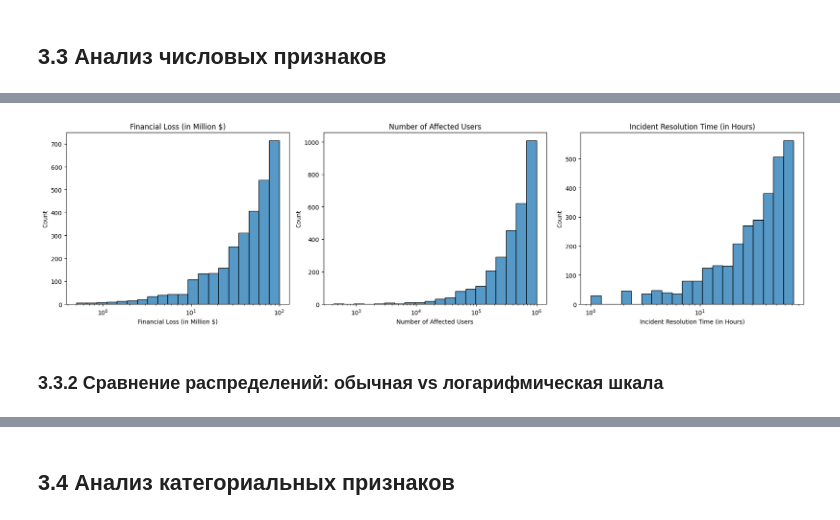
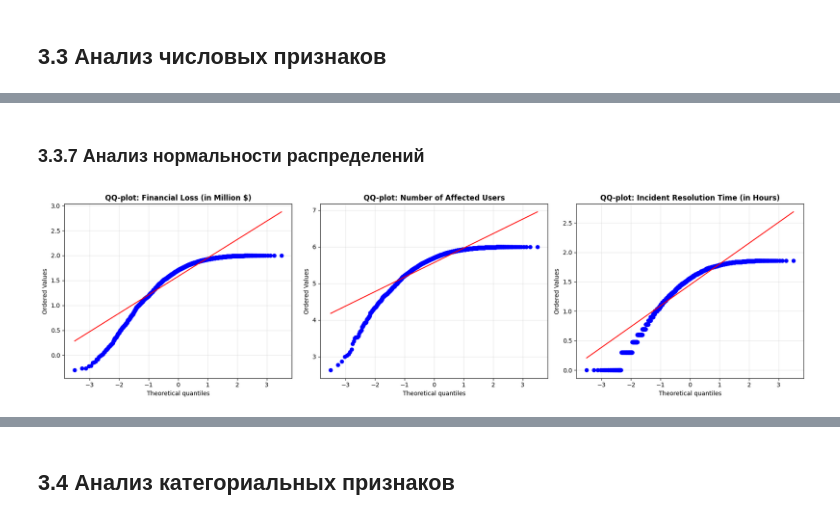
Before and after one commit to 2made1ra/ML_fall25, a Jupyter notebook: lab/first/first_organized.ipynb, the cells around one changed output, grey strips where cells are left out. Saved outputs shown, nothing was run; the diff lists cells and outputs as text; code cells hidden in the pictures.

Commit message:
Проведен подробный анализ числовых признаков, сделаны выводы

```diff
--- a/lab/first/first_organized.ipynb
+++ b/lab/first/first_organized.ipynb
@@ -117,11 +118,0 @@ df.describe()
-# %%
-width, height = 2, int(np.ceil(len(num_columns)/2))
-fig, axes = plt.subplots(height, width, figsize=(16, 4*height))
-axes = axes.flatten()
-
-for idx, col in enumerate(num_columns):
-    sns.histplot(data=df, x=col, bins=20, ax=axes[idx])
-    axes[idx].set_title(col)
-
-plt.tight_layout()
-plt.show()
@@ -131,0 +151,21 @@ plt.show()
+# %%
+# Гистограммы в логарифмической шкале для каждого числового признака (кроме Year)
+cols_to_log = ['Financial Loss (in Million $)', 'Number of Affected Users', 'Incident Resolution Time (in Hours)']
+
+fig, axes = plt.subplots(1, 3, figsize=(18, 5))
+
+for idx, col in enumerate(cols_to_log):
+    log_values = np.log10(df[col])
+    axes[idx].hist(log_values, bins=30, edgecolor='black', alpha=0.7, color='steelblue')
+    axes[idx].axvline(log_values.mean(), color='red', linestyle='--', linewidth=2,
+                      label=f'Среднее (log10) = {log_values.mean():.3f}')
+    axes[idx].axvline(log_values.median(), color='green', linestyle='--', linewidth=2,
+                      label=f'Медиана (log10) = {log_values.median():.3f}')
+    axes[idx].set_xlabel(f'log10({col})')
+    axes[idx].set_ylabel('Частота')
+    axes[idx].set_title(col, fontsize=11, fontweight='bold')
+    axes[idx].legend(fontsize=9)
+    axes[idx].grid(True, alpha=0.3)
+
+plt.tight_layout()
+plt.show()
@@ -132,15 +339,18 @@ plt.show()
+# %% [markdown]
+### 3.3.7 Анализ нормальности распределений
 # %%
-# Гистограммы в логарифмической шкале для лучшего анализа
+# QQ-plot для каждого числового признака в логарифмической шкале
 fig, axes = plt.subplots(1, 3, figsize=(18, 5))
 
-for idx, col in enumerate(['Financial Loss (in Million $)', 'Number of Affected Users',
-                            'Incident Resolution Time (in Hours)']):
-    sns.histplot(data=df, x=col, bins=20, log_scale=True, ax=axes[idx])
-    axes[idx].set_title(col)
+cols_to_log = ['Financial Loss (in Million $)', 'Number of Affected Users', 'Incident Resolution Time (in Hours)']
+
+for idx, col in enumerate(cols_to_log):
+    log_values = np.log10(df[col])
+    stats.probplot(log_values, dist="norm", plot=axes[idx])
+    axes[idx].set_title(f'QQ-plot: {col}', fontweight='bold')
+    axes[idx].grid(True, alpha=0.3)
 
 plt.tight_layout()
 plt.show()
 # %% [output]
-[figure, old version]
+[figure, new version]
-# %% [markdown]
-### 3.3.2 Сравнение распределений: обычная vs логарифмическая шкала
```
Also changed, not shown: parts of 29 cells of this notebook.
